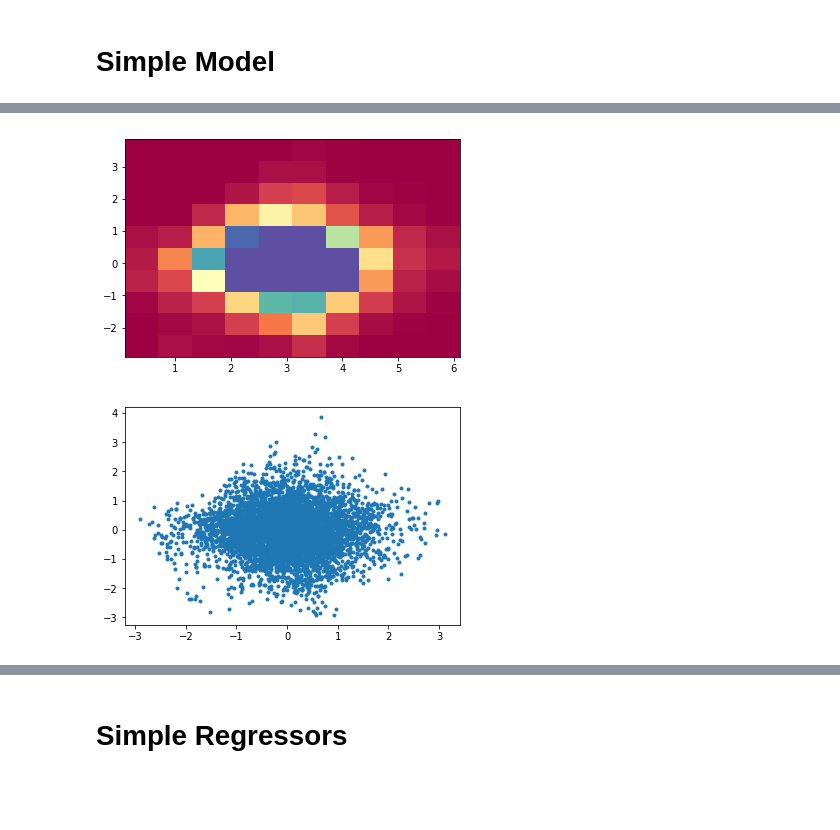
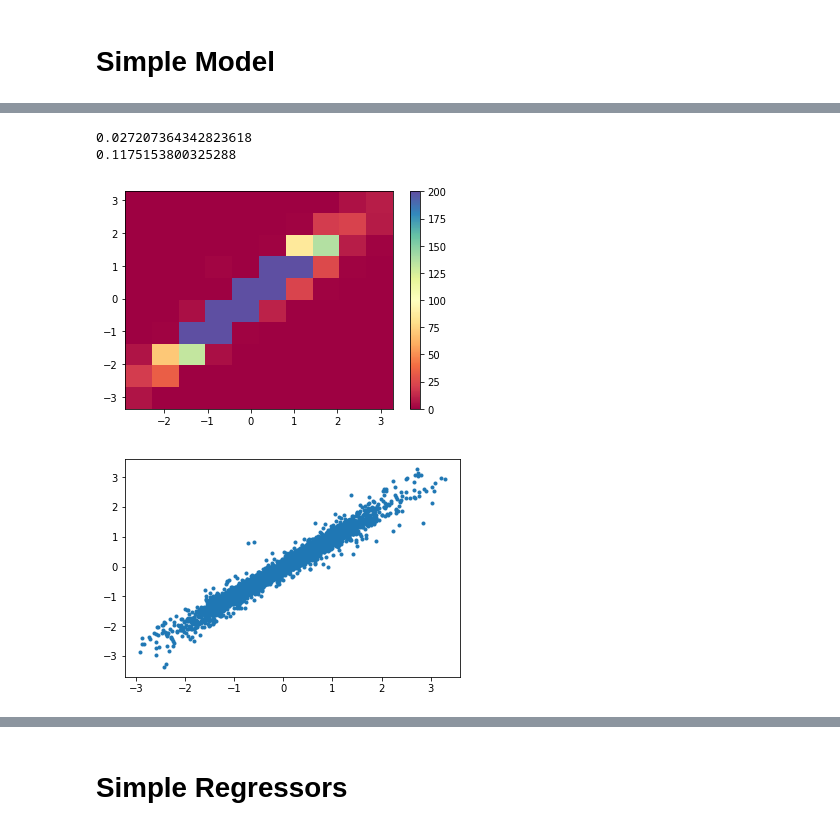
Before and after one commit to paula-gradu/El-Nino, a Jupyter notebook: Time Series Prediction.ipynb, the cells around one changed output, grey strips where cells are left out. Cells and saved outputs as stored; diff of their text form; code cells hidden in the pictures; blank space fills up the shorter version.

```diff
--- a/Time Series Prediction.ipynb
+++ b/Time Series Prediction.ipynb
@@ -58,8 +62,13 @@ T = 7      # prediction timeline
 H = 48   # history used for prediction
 include_month = 1           # 1 if we use the month as a feature, 0 otherwise
 threshold = 0.5
-signal = np.array(nino34[12 * 50:])   # data used for training/testing
+signal = np.array(nino34)   # data used for training/testing
 length = signal.shape[0]    # number of data points
+
+mean = np.mean(signal)
+std = np.std(signal)
+
+signal = (signal - mean) / std
 # %%
 np.random.seed(0)
 
@@ -76,7 +85,7 @@ for i in range(size):
 labels = np.ndarray((size), dtype = np.float64)
 
 for i in range(size):
-    labels[i] = oanm[i + H + T]
+    labels[i] = anm[i + H + T]
 
 split = size // 10
 shuffle = np.random.permutation(size)
@@ -92,21 +101,6 @@ val_labels = np.array(labels[val_ind])
 
 test = np.array(data[test_ind])
 test_labels = np.array(labels[test_ind])
-
-mean = np.mean(train, axis = 0)
-std = np.std(train, axis = 0)
-
-train_n = np.divide(
-        train - np.outer(np.ones(train.shape[0]), mean),
-        np.outer(np.ones(train.shape[0]), std))
-
-val_n = np.divide(
-        val - np.outer(np.ones(val.shape[0]), mean),
-        np.outer(np.ones(val.shape[0]), std))
-
-test_n = np.divide(
-        test - np.outer(np.ones(test.shape[0]), mean),
-        np.outer(np.ones(test.shape[0]), std))
 # %%
 plt.hist(train_labels, bins=50);
 # %% [output]
@@ -169,6 +144,6 @@ print(best_models)
 # %%
 (N1, N2, N3, d) = (192, 768, 768, 0.5)
-epochs = 80
+epochs = 60
 
 model = tf.keras.models.Sequential([
                   tf.keras.layers.Dense(N1,  kernel_initializer='normal', activation = tf.nn.relu),
@@ -186,8 +161,8 @@ model.compile(optimizer='adam',
                     loss='mae',
                     metrics=['mse', 'mae'])
 
-model.fit(train_n, train_labels, epochs = epochs, verbose = 0)
-(loss, mse, mae) = model.evaluate(val_n, val_labels, verbose = 0)
+model.fit(train, train_labels, epochs = epochs, verbose = 1)
+(loss, mse, mae) = model.evaluate(val, val_labels, verbose = 0)
 
 print(mse, mae)
 # %% [output]
@@ -195,10 +186,17 @@ print(mse, mae)
 # %%
-pred = model.predict(train_n)
+pred = model.predict(train)
+# %%
+print(mean_squared_error(train_labels, pred))
+print(mean_absolute_error(train_labels, pred))
+# %% [output]
+0.027207364342823618
+0.1175153800325288
 # %%
-plt.hist2d(oanm[train_ind] + 3, pred[:,0], cmap = plt.cm.Spectral, vmax = 200);
+plt.hist2d(train_labels, pred[:,0], cmap = plt.cm.Spectral, vmax = 200);
+plt.colorbar();
 # %% [output]
-[figure, old version]
+[figure, new version]
 # %%
-plt.plot(oanm[train_ind], pred[:,0], ".");
+plt.plot(train_labels, pred[:,0], ".");
 # %% [output]
-[figure, old version]
+[figure, new version]
```
Also changed, not shown: parts of 12 cells of this notebook, 1 other file.
